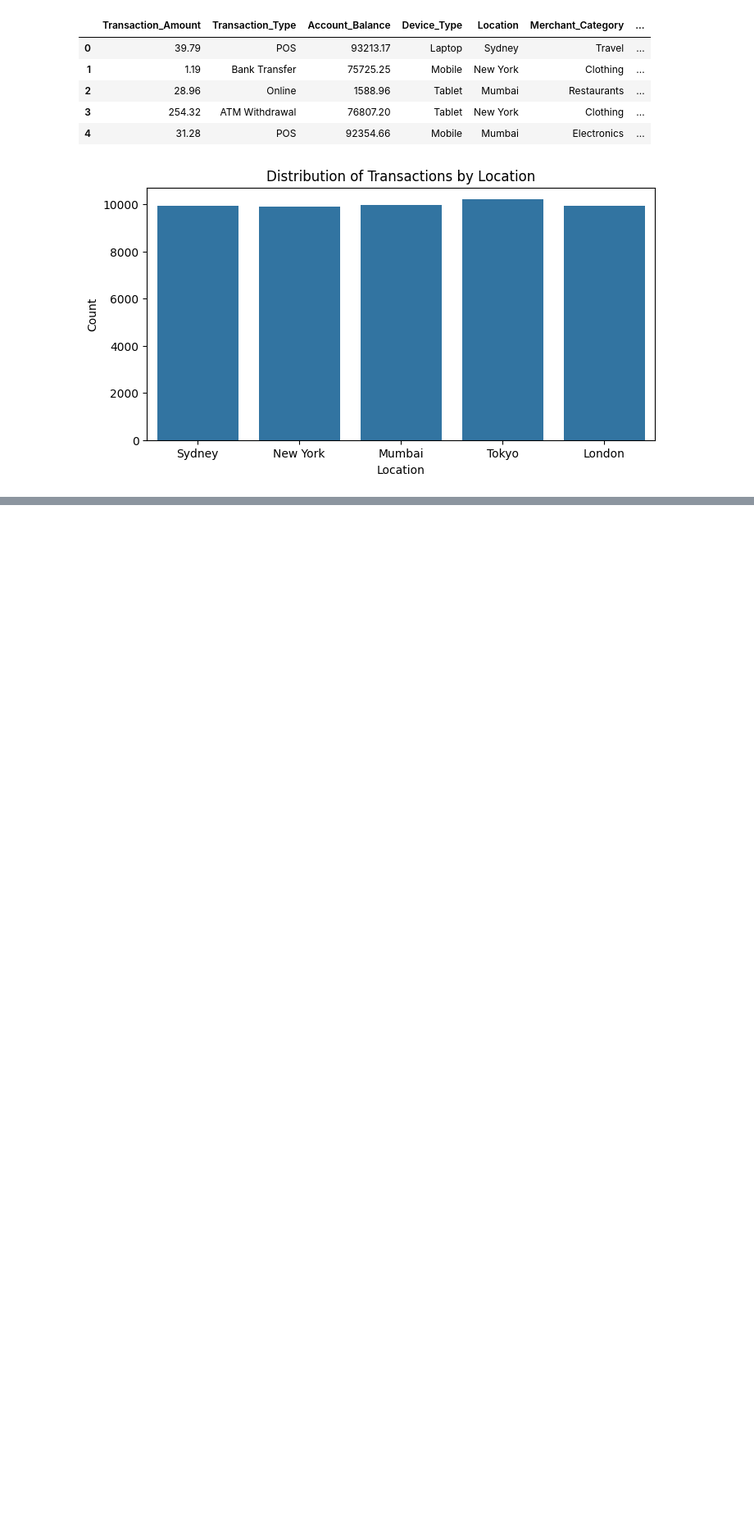
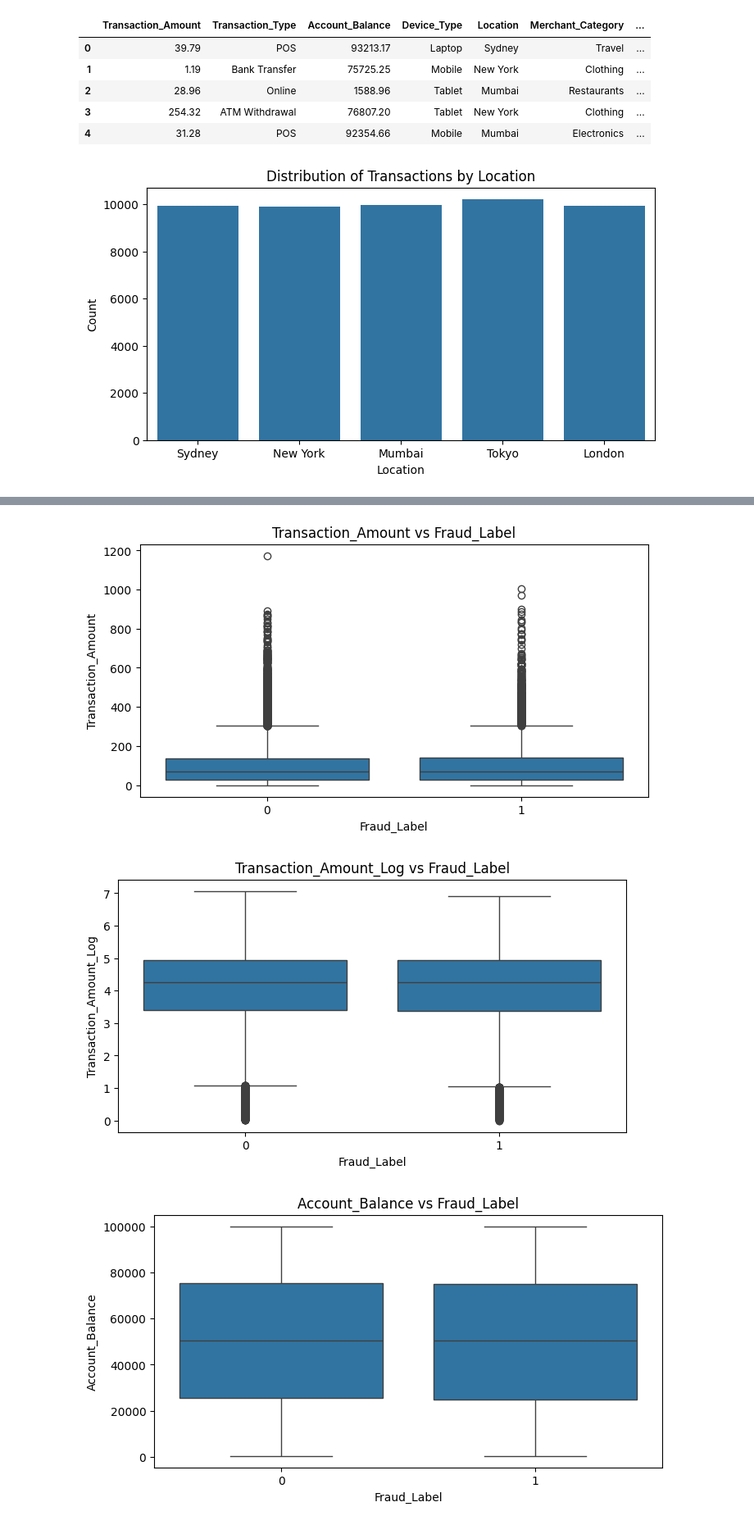
Before and after one commit to hebasur2001/test1, a Jupyter notebook: ml1/fraud detection/traing_model.ipynb, the cells around one changed output, grey strips where cells are left out. Shown at 82% size. Cells and saved outputs as stored; diff of their text form; code cells hidden in the pictures; blank space fills up the shorter version.

Commit message:
completed the traing model of the fraude detection

```diff
--- a/ml1/fraud detection/traing_model.ipynb
+++ b/ml1/fraud detection/traing_model.ipynb
@@ -336,0 +524,17 @@ data.drop('Location', axis=1, inplace=True)
+# %%
+numerical_cols = [
+    'Transaction_Amount', 'Transaction_Amount_Log', 'Account_Balance',
+    'Daily_Transaction_Count', 'Avg_Transaction_Amount_7d',
+    'Failed_Transaction_Count_7d', 'Card_Age', 'Transaction_Distance',
+    'Risk_Score'
+]
+
+for col in numerical_cols:
+    plt.figure(figsize=(8,4))
+    sns.boxplot(data=data, x='Fraud_Label', y=col)
+    plt.title(f"{col} vs Fraud_Label")
+    plt.show()
+# %% [output]
+[figure, added]
+[figure, added]
+[figure, added]
```
Also changed, not shown: parts of 23 cells of this notebook, 3 other files.
